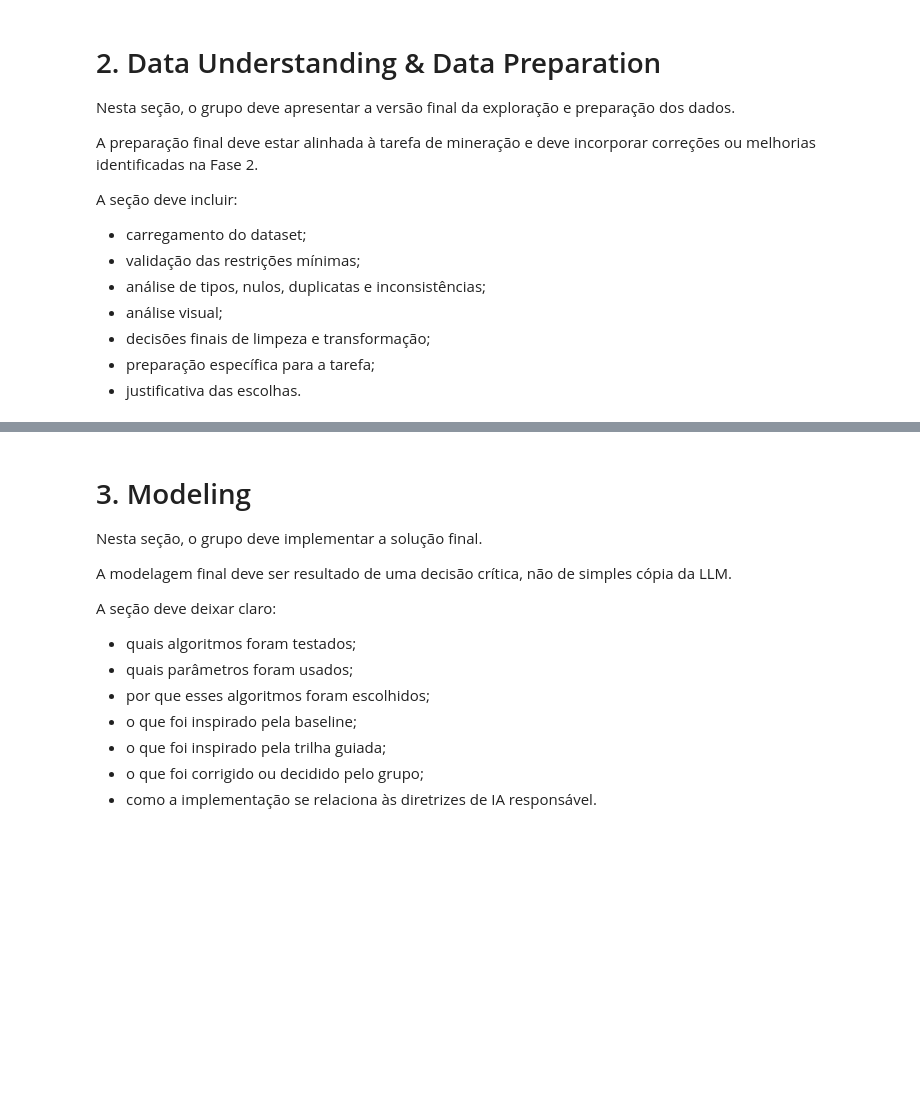
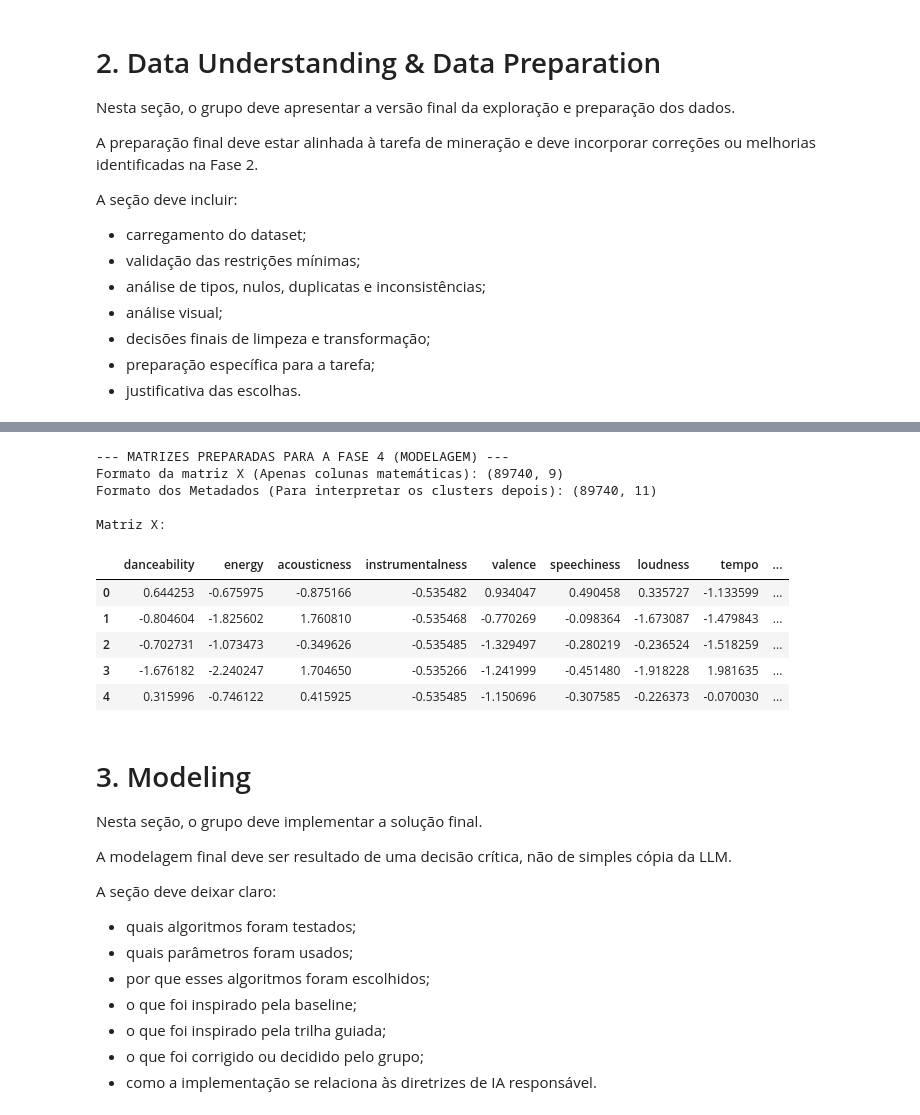
Before and after one commit to carolinabarcellos/TP-2-Mineracao, a Jupyter notebook: TP2_Fase3_Grupo1.ipynb, the cells around one changed output, grey strips where cells are left out. Saved outputs shown, nothing was run; the diff lists cells and outputs as text; code cells hidden in the pictures; blank space fills up the shorter version.

```diff
--- a/TP2_Fase3_Grupo1.ipynb
+++ b/TP2_Fase3_Grupo1.ipynb
@@ -607,3 +762,59 @@ def preparar_matriz_modelagem(df: pd.DataFrame, target_column: Optional[str] = N
+# %%
+# Como o objetivo do trabalho é agrupamento (clusterização), o grupo removeu a função gerar_transacoes_de_coluna.
+# Além disso, o grupo optou por não utilizar pd.get_dummies() para codificação automática das variáveis categóricas.
+
+def preparar_matriz_modelagem(
+    df: pd.DataFrame
+) -> Tuple[pd.DataFrame, pd.DataFrame]:
+
+    df_model = df.copy()
+
+    colunas_acusticas = [
+        'danceability',
+        'energy',
+        'acousticness',
+        'instrumentalness',
+        'valence',
+        'speechiness',
+        'loudness',
+        'tempo',
+        'liveness'
+    ]
+
+    colunas_acusticas = [
+        c for c in colunas_acusticas
+        if c in df_model.columns
+    ]
+
+    X = df_model[colunas_acusticas]
+
+    df_metadados = (
+        df_model
+        .drop(columns=colunas_acusticas)
+    )
+
+    return X, df_metadados
+
+X, df_metadados = preparar_matriz_modelagem(df_prep)
+
+print("--- MATRIZES PREPARADAS PARA A FASE 4 (MODELAGEM) ---")
+print(f"Formato da matriz X (Apenas colunas matemáticas): {X.shape}")
+print(f"Formato dos Metadados (Para interpretar os clusters depois): {df_metadados.shape}")
+
+print("\nMatriz X:")
+display(X.head())
+# %% [output]
+--- MATRIZES PREPARADAS PARA A FASE 4 (MODELAGEM) ---
+Formato da matriz X (Apenas colunas matemáticas): (89740, 9)
+Formato dos Metadados (Para interpretar os clusters depois): (89740, 11)
+
+Matriz X:
+|  | danceability | energy | acousticness | instrumentalness | valence | speechiness | loudness | tempo | ... |
+| 0 | 0.644253 | -0.675975 | -0.875166 | -0.535482 | 0.934047 | 0.490458 | 0.335727 | -1.133599 | ... |
+| 1 | -0.804604 | -1.825602 | 1.760810 | -0.535468 | -0.770269 | -0.098364 | -1.673087 | -1.479843 | ... |
+| 2 | -0.702731 | -1.073473 | -0.349626 | -0.535485 | -1.329497 | -0.280219 | -0.236524 | -1.518259 | ... |
+| 3 | -1.676182 | -2.240247 | 1.704650 | -0.535266 | -1.241999 | -0.451480 | -1.918228 | 1.981635 | ... |
+| 4 | 0.315996 | -0.746122 | 0.415925 | -0.535485 | -1.150696 | -0.307585 | -0.226373 | -0.070030 | ... |
 # %% [markdown]
 # 3. Modeling
 
```
Also changed, not shown: parts of 16 cells of this notebook.
